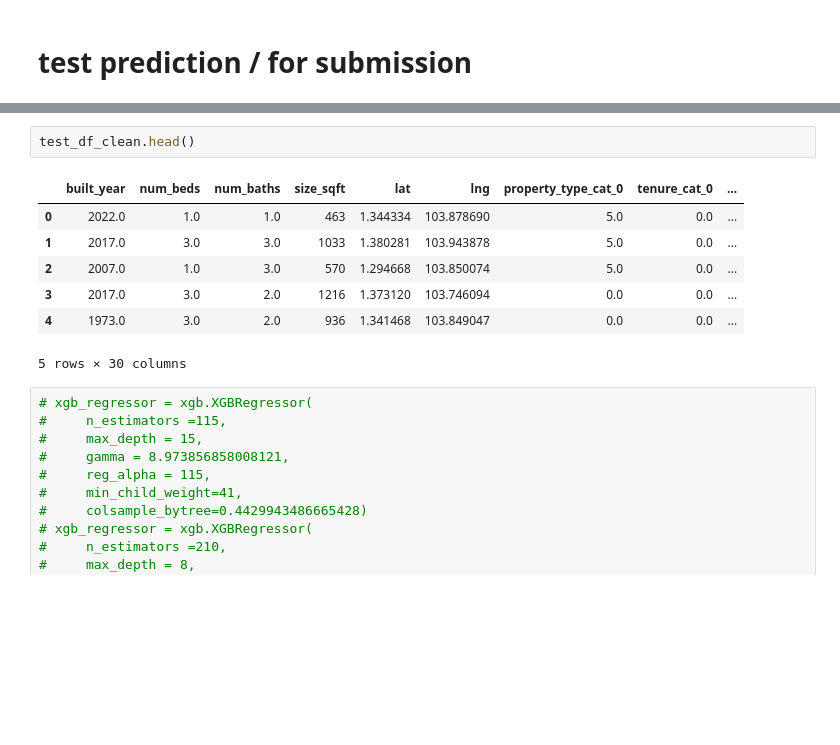
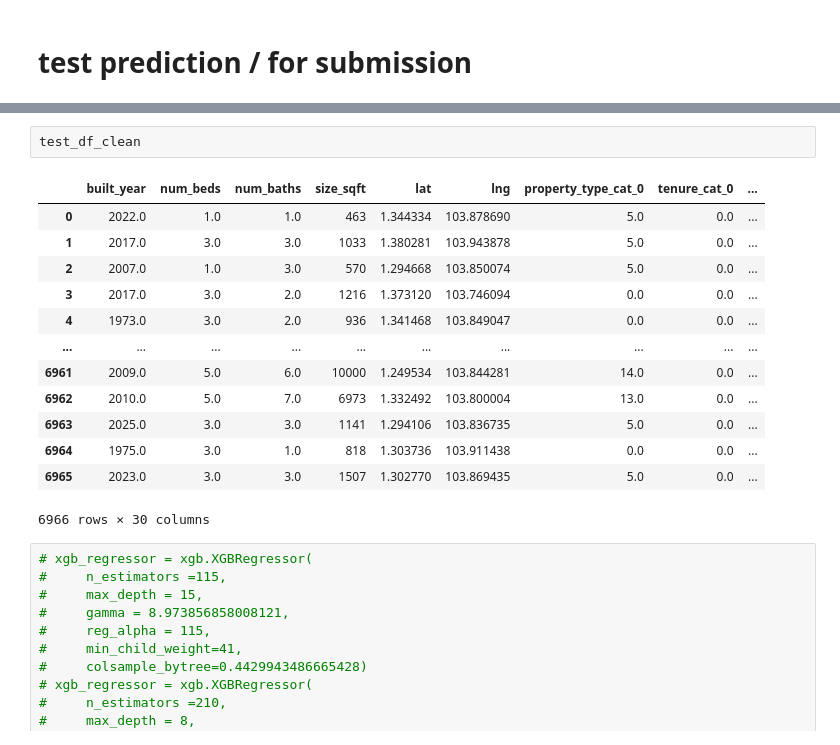
Before and after one commit to simasuiyuan/CS5228, a Jupyter notebook: working/CS5228_Prelimary_Explore.ipynb, the cells around one changed output, grey strips where cells are left out. Saved outputs shown, nothing was run; the diff lists cells and outputs as text; blank space fills up the shorter version.

```diff
--- a/working/CS5228_Prelimary_Explore.ipynb
+++ b/working/CS5228_Prelimary_Explore.ipynb
@@ -172,13 +135,19 @@ dtype: int64
 # %%
-test_df_clean.head()
+test_df_clean
 # %% [output]
 |  | built_year | num_beds | num_baths | size_sqft | lat | lng | property_type_cat_0 | tenure_cat_0 | ... |
 | 0 | 2022.0 | 1.0 | 1.0 | 463 | 1.344334 | 103.878690 | 5.0 | 0.0 | ... |
 | 1 | 2017.0 | 3.0 | 3.0 | 1033 | 1.380281 | 103.943878 | 5.0 | 0.0 | ... |
 | 2 | 2007.0 | 1.0 | 3.0 | 570 | 1.294668 | 103.850074 | 5.0 | 0.0 | ... |
 | 3 | 2017.0 | 3.0 | 2.0 | 1216 | 1.373120 | 103.746094 | 0.0 | 0.0 | ... |
 | 4 | 1973.0 | 3.0 | 2.0 | 936 | 1.341468 | 103.849047 | 0.0 | 0.0 | ... |
+| ... | ... | ... | ... | ... | ... | ... | ... | ... | ... |
+| 6961 | 2009.0 | 5.0 | 6.0 | 10000 | 1.249534 | 103.844281 | 14.0 | 0.0 | ... |
+| 6962 | 2010.0 | 5.0 | 7.0 | 6973 | 1.332492 | 103.800004 | 13.0 | 0.0 | ... |
+| 6963 | 2025.0 | 3.0 | 3.0 | 1141 | 1.294106 | 103.836735 | 5.0 | 0.0 | ... |
+| 6964 | 1975.0 | 3.0 | 1.0 | 818 | 1.303736 | 103.911438 | 0.0 | 0.0 | ... |
+| 6965 | 2023.0 | 3.0 | 3.0 | 1507 | 1.302770 | 103.869435 | 5.0 | 0.0 | ... |
-5 rows × 30 columns
+6966 rows × 30 columns
 # %%
 # xgb_regressor = xgb.XGBRegressor(
 #     n_estimators =115,
```
Also changed, not shown: parts of 2 cells of this notebook, 7 other files.
